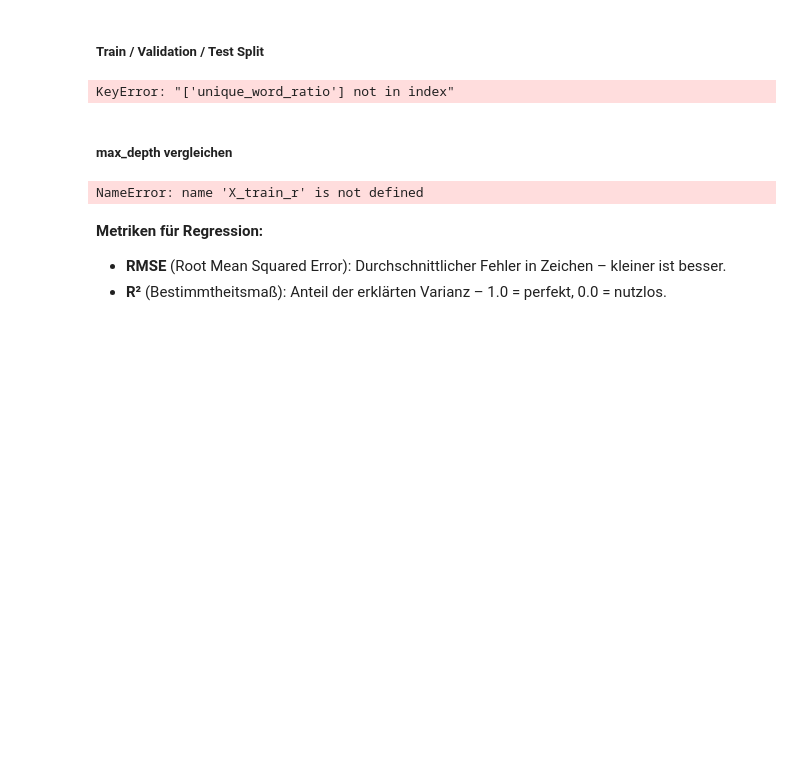
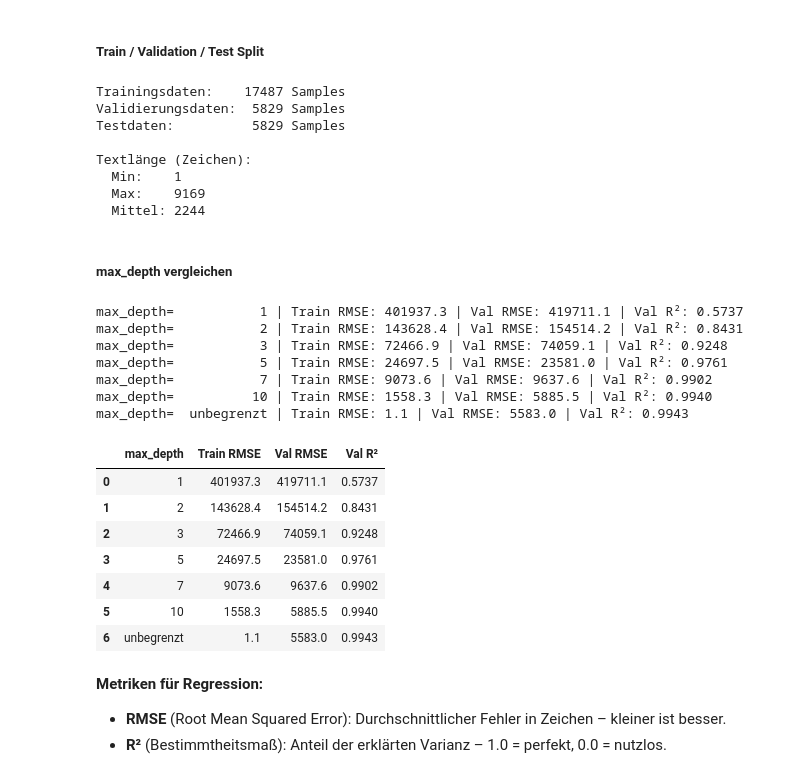
Before and after one commit to TheAmarok/Neue-Konzepte-Gruppe-9, a Jupyter notebook: Notebook_Abgabeversion.ipynb, the cells around one changed output. Drawn from its saved outputs; the diff is of its cells as text; code cells hidden in the pictures; blank space fills up the shorter version.

Commit message:
fixes errors

```diff
--- a/Notebook_Abgabeversion.ipynb
+++ b/Notebook_Abgabeversion.ipynb
@@ -1402,6 +1398,30 @@ plt.show()
 # %% [markdown]
 ##### Train / Validation / Test Split
 # %%
+# Textlänge in Zeichen
+df["text_length"] = df["text"].str.len()
+
+# Wörter extrahieren
+words = df["text"].apply(lambda x: re.findall(r"\b\w+\b", str(x)))
+
+# Anzahl Wörter
+df["word_count"] = words.apply(len)
+
+# Anzahl Sätze
+df["sentence_count"] = df["text"].apply(
+    lambda x: len(re.findall(r"[.!?]+", str(x)))
+)
+
+# Durchschnittliche Wortlänge
+df["avg_word_length"] = words.apply(
+    lambda w: sum(len(word) for word in w) / len(w) if len(w) > 0 else 0
+)
+
+# Verhältnis unterschiedlicher Wörter
+df["unique_word_ratio"] = words.apply(
+    lambda w: len(set(word.lower() for word in w)) / len(w) if len(w) > 0 else 0
+)
+
 # Numerische Features als Input, Textlänge als Ziel
 feature_cols = ["word_count", "sentence_count", "avg_word_length", "unique_word_ratio", "generated"]
 X_reg = df[feature_cols]
@@ -1424,30 +1444,51 @@ print(f"  Min:    {y_reg.min():.0f}")
 print(f"  Max:    {y_reg.max():.0f}")
 print(f"  Mittel: {y_reg.mean():.0f}")
 # %% [output]
-KeyError: "['unique_word_ratio'] not in index"
+Trainingsdaten:    17487 Samples
+Validierungsdaten:  5829 Samples
+Testdaten:          5829 Samples
+
+Textlänge (Zeichen):
+  Min:    1
+  Max:    9169
+  Mittel: 2244
 # %% [markdown]
 ##### max_depth vergleichen
 # %%
 depths_r  = [1, 2, 3, 5, 7, 10, None]
 results_r = []
 
 for depth in depths_r:
     reg = DecisionTreeRegressor(max_depth=depth, random_state=42)
     reg.fit(X_train_r, y_train_r)
 
-    train_rmse = mean_squared_error(y_train_r, reg.predict(X_train_r), squared=False)
-    val_rmse   = mean_squared_error(y_val_r,   reg.predict(X_val_r),   squared=False)
+    train_rmse = mean_squared_error(y_train_r, reg.predict(X_train_r))
+    val_rmse   = mean_squared_error(y_val_r, reg.predict(X_val_r))
     val_r2     = r2_score(y_val_r,             reg.predict(X_val_r))
 
     label = str(depth) if depth is not None else "unbegrenzt"
     results_r.append({"max_depth": label, "Train RMSE": round(train_rmse, 1),
                        "Val RMSE": round(val_rmse, 1), "Val R²": round(val_r2, 4)})
     print(f"max_depth={label:>12} | Train RMSE: {train_rmse:.1f} | Val RMSE: {val_rmse:.1f} | Val R²: {val_r2:.4f}")
 
 reg_df = pd.DataFrame(results_r)
 reg_df
 # %% [output]
-NameError: name 'X_train_r' is not defined
+max_depth=           1 | Train RMSE: 401937.3 | Val RMSE: 419711.1 | Val R²: 0.5737
+max_depth=           2 | Train RMSE: 143628.4 | Val RMSE: 154514.2 | Val R²: 0.8431
+max_depth=           3 | Train RMSE: 72466.9 | Val RMSE: 74059.1 | Val R²: 0.9248
+max_depth=           5 | Train RMSE: 24697.5 | Val RMSE: 23581.0 | Val R²: 0.9761
+max_depth=           7 | Train RMSE: 9073.6 | Val RMSE: 9637.6 | Val R²: 0.9902
+max_depth=          10 | Train RMSE: 1558.3 | Val RMSE: 5885.5 | Val R²: 0.9940
+max_depth=  unbegrenzt | Train RMSE: 1.1 | Val RMSE: 5583.0 | Val R²: 0.9943
+|  | max_depth | Train RMSE | Val RMSE | Val R² |
+| 0 | 1 | 401937.3 | 419711.1 | 0.5737 |
+| 1 | 2 | 143628.4 | 154514.2 | 0.8431 |
+| 2 | 3 | 72466.9 | 74059.1 | 0.9248 |
+| 3 | 5 | 24697.5 | 23581.0 | 0.9761 |
+| 4 | 7 | 9073.6 | 9637.6 | 0.9902 |
+| 5 | 10 | 1558.3 | 5885.5 | 0.9940 |
+| 6 | unbegrenzt | 1.1 | 5583.0 | 0.9943 |
 # %% [markdown]
 **Metriken für Regression:**
 - **RMSE** (Root Mean Squared Error): Durchschnittlicher Fehler in Zeichen – kleiner ist besser.
```
Also changed, not shown: parts of 8 cells of this notebook.
